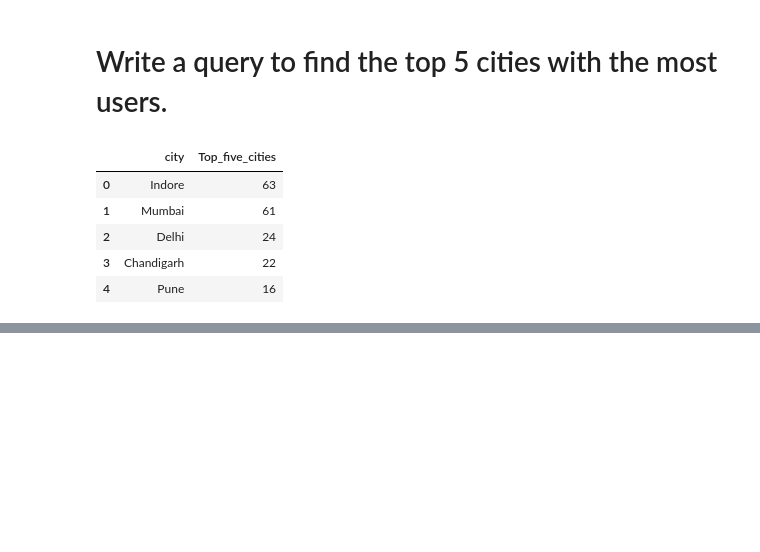
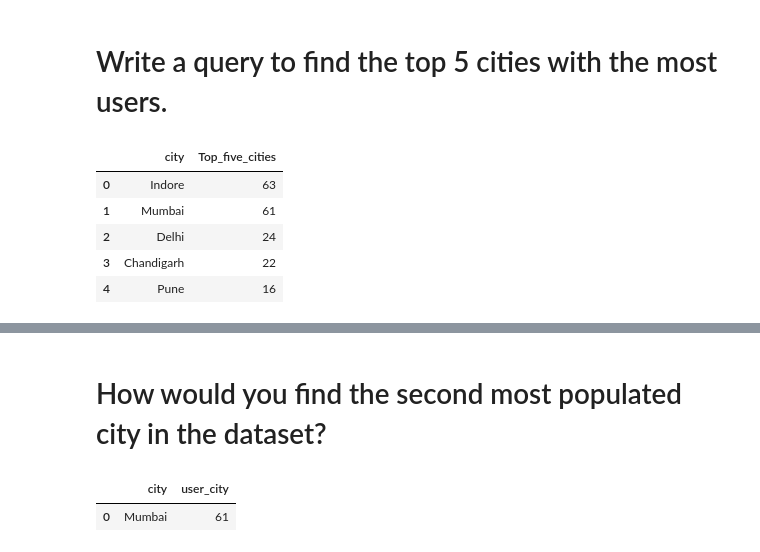
Before and after one commit to Maruf-Ahmad-khan/REVENUE-ANALYSIS, a Jupyter notebook: Case Studies using sql.ipynb, the cells around one changed output, grey strips where cells are left out. Saved outputs shown, nothing was run; the diff lists cells and outputs as text; code cells hidden in the pictures; blank space fills up the shorter version.

```diff
--- a/Case Studies using sql.ipynb
+++ b/Case Studies using sql.ipynb
@@ -327,0 +374,8 @@ int(math.ceil(223.99 * 83.95))
+# %% [markdown]
+# How would you find the second most populated city in the dataset?
+# %%
+Second_populated_city = pd.read_sql("SELECT city, COUNT(*) user_city FROM users GROUP BY city ORDER BY user_city DESC LIMIT 1 OFFSET 1", mydb)
+Second_populated_city
+# %% [output]
+|  | city | user_city |
+| 0 | Mumbai | 61 |
```
Also changed, not shown: parts of 14 cells of this notebook, 3 other files.
